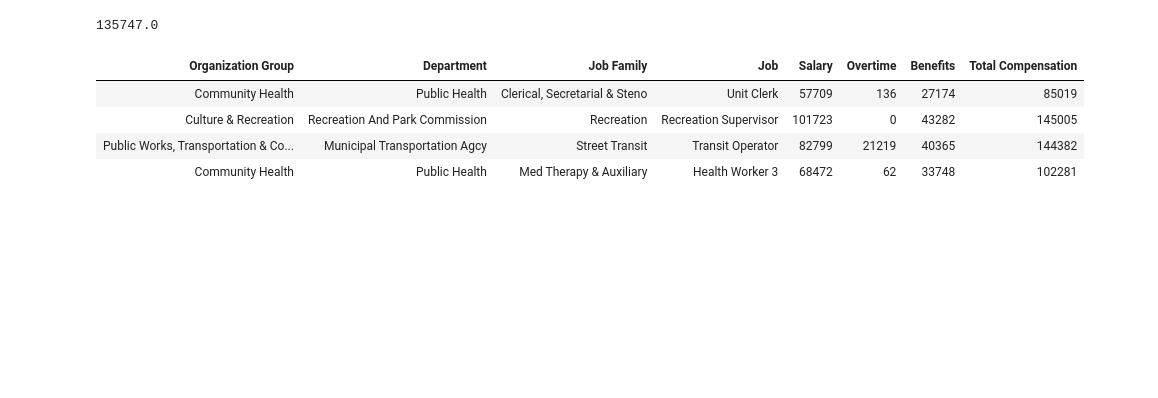
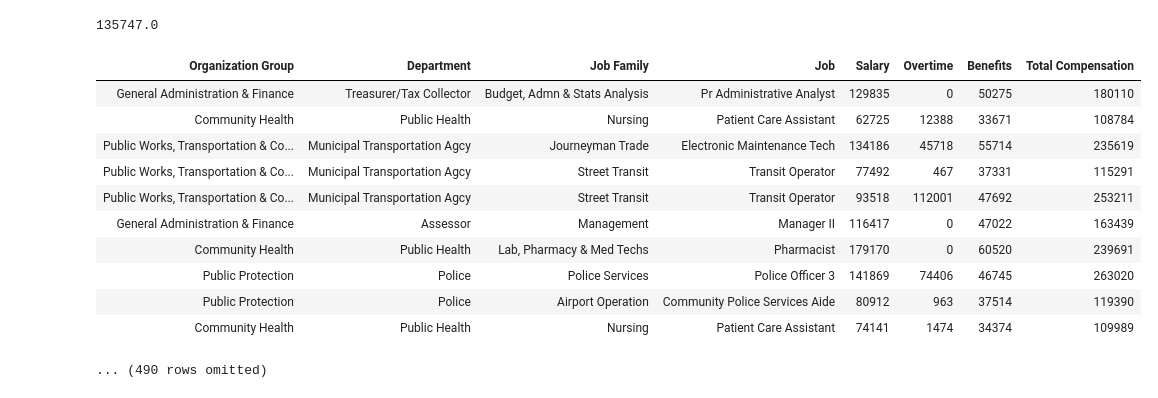
Before and after one commit to MYTWT/Data_Science, a Jupyter notebook: notebook/Numby/estimation.ipynb, the cells around one changed output. Saved outputs shown, nothing was run; the diff lists cells and outputs as text; code cells hidden in the pictures; blank space fills up the shorter version.

```diff
--- a/notebook/Numby/estimation.ipynb
+++ b/notebook/Numby/estimation.ipynb
@@ -83,12 +87,19 @@ unknown_median
 # %% [output]
 135747.0
 # %%
-a_sample = population.sample(4,with_replacement= True)
+a_sample = population.sample(500,with_replacement= False)
 a_sample
 # %% [output]
 | Organization Group | Department | Job Family | Job | Salary | Overtime | Benefits | Total Compensation |
-| Community Health | Public Health | Clerical, Secretarial & Steno | Unit Clerk | 57709 | 136 | 27174 | 85019 |
-| Culture & Recreation | Recreation And Park Commission | Recreation | Recreation Supervisor | 101723 | 0 | 43282 | 145005 |
-| Public Works, Transportation & Co... | Municipal Transportation Agcy | Street Transit | Transit Operator | 82799 | 21219 | 40365 | 144382 |
-| Community Health | Public Health | Med Therapy & Auxiliary | Health Worker 3 | 68472 | 62 | 33748 | 102281 |
+| General Administration & Finance | Treasurer/Tax Collector | Budget, Admn & Stats Analysis | Pr Administrative Analyst | 129835 | 0 | 50275 | 180110 |
+| Community Health | Public Health | Nursing | Patient Care Assistant | 62725 | 12388 | 33671 | 108784 |
+| Public Works, Transportation & Co... | Municipal Transportation Agcy | Journeyman Trade | Electronic Maintenance Tech | 134186 | 45718 | 55714 | 235619 |
+| Public Works, Transportation & Co... | Municipal Transportation Agcy | Street Transit | Transit Operator | 77492 | 467 | 37331 | 115291 |
+| Public Works, Transportation & Co... | Municipal Transportation Agcy | Street Transit | Transit Operator | 93518 | 112001 | 47692 | 253211 |
+| General Administration & Finance | Assessor | Management | Manager II | 116417 | 0 | 47022 | 163439 |
+| Community Health | Public Health | Lab, Pharmacy & Med Techs | Pharmacist | 179170 | 0 | 60520 | 239691 |
+| Public Protection | Police | Police Services | Police Officer 3 | 141869 | 74406 | 46745 | 263020 |
+| Public Protection | Police | Airport Operation | Community Police Services Aide | 80912 | 963 | 37514 | 119390 |
+| Community Health | Public Health | Nursing | Patient Care Assistant | 74141 | 1474 | 34374 | 109989 |
+... (490 rows omitted)
 # %%
```
Also changed, not shown: parts of 25 cells of this notebook, 4 other files.
